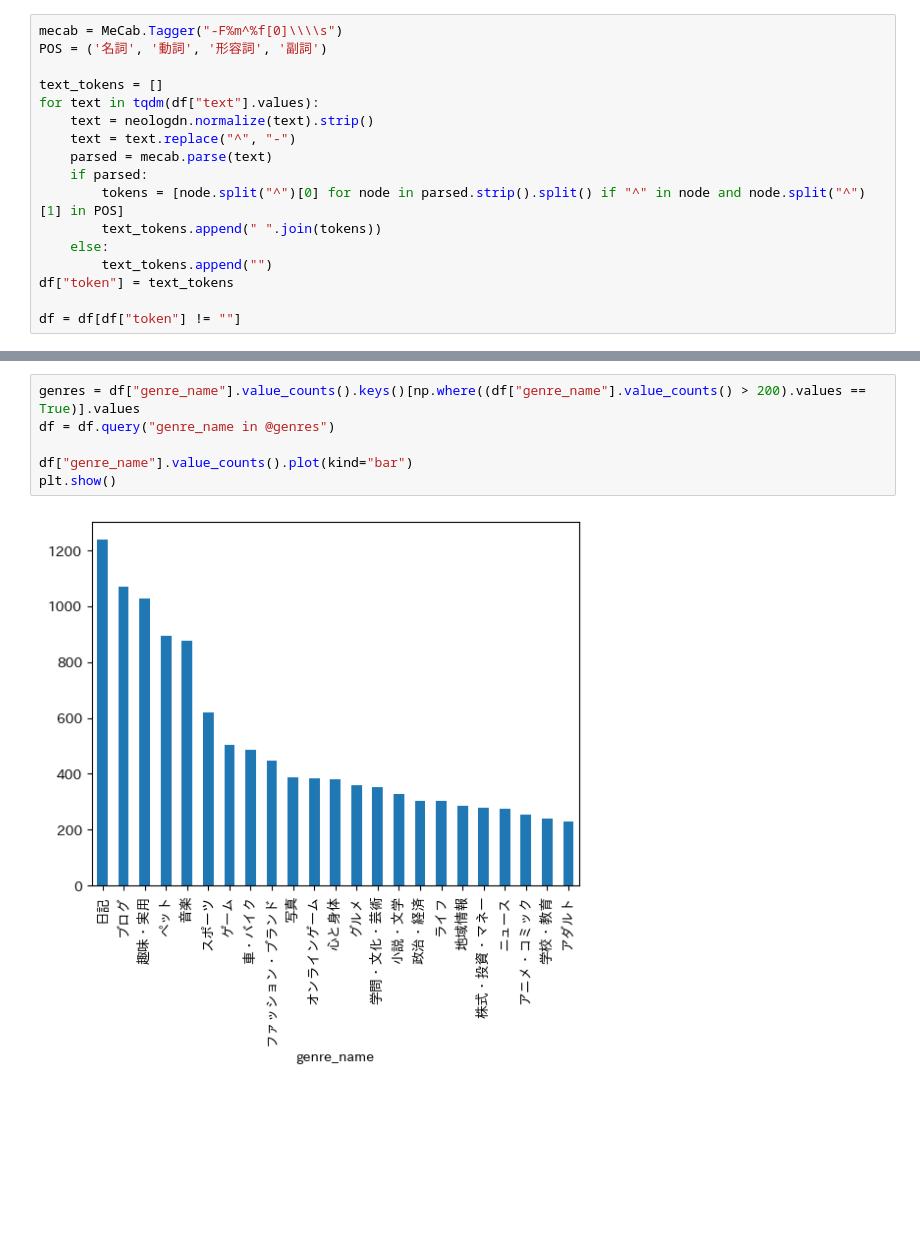
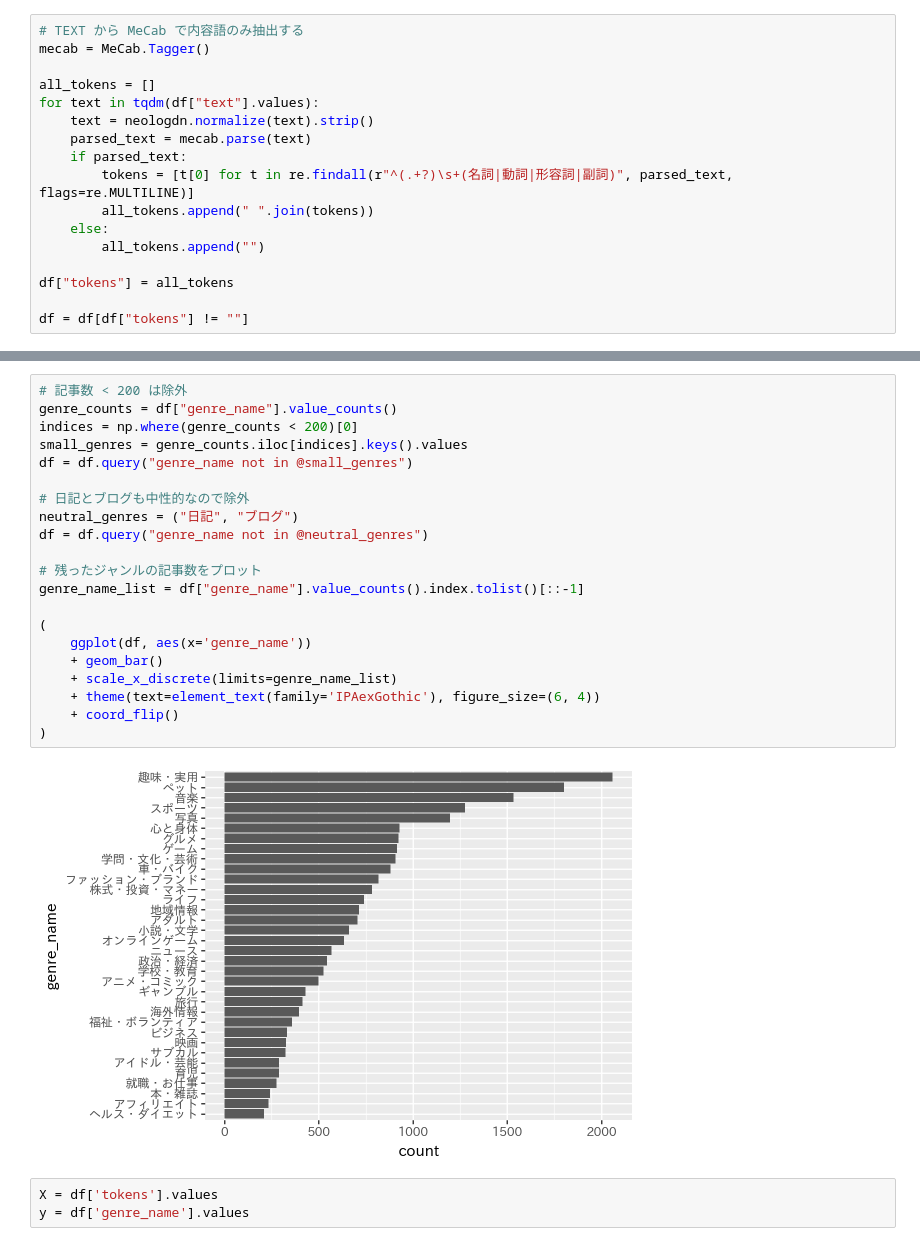
Before and after one commit to hiropppe/datasets, a Jupyter notebook: src/fc2b/multiclass_bow.ipynb, the cells around one changed output, grey strips where cells are left out. Saved outputs shown, nothing was run; the diff lists cells and outputs as text; blank space fills up the shorter version.

```diff
--- a/src/fc2b/multiclass_bow.ipynb
+++ b/src/fc2b/multiclass_bow.ipynb
@@ -38,18 +42,18 @@ df.sample(5)
 # %%
-mecab = MeCab.Tagger("-F%m^%f[0]\\\\s")
-POS = ('名詞', '動詞', '形容詞', '副詞')
+# TEXT から MeCab で内容語のみ抽出する
+mecab = MeCab.Tagger()
 
-text_tokens = []
+all_tokens = []
 for text in tqdm(df["text"].values):
     text = neologdn.normalize(text).strip()
-    text = text.replace("^", "-")
-    parsed = mecab.parse(text)
-    if parsed:
-        tokens = [node.split("^")[0] for node in parsed.strip().split() if "^" in node and node.split("^")[1] in POS]
-        text_tokens.append(" ".join(tokens))
+    parsed_text = mecab.parse(text)
+    if parsed_text:
+        tokens = [t[0] for t in re.findall(r"^(.+?)\s+(名詞|動詞|形容詞|副詞)", parsed_text, flags=re.MULTILINE)]
+        all_tokens.append(" ".join(tokens))
     else:
-        text_tokens.append("")
-df["token"] = text_tokens
+        all_tokens.append("")
 
-df = df[df["token"] != ""]
+df["tokens"] = all_tokens
+
+df = df[df["tokens"] != ""]
 # %%
@@ -71,8 +85,26 @@ plt.show()
 # %%
-genres = df["genre_name"].value_counts().keys()[np.where((df["genre_name"].value_counts() > 200).values == True)].values
-df = df.query("genre_name in @genres")
+# 記事数 < 200 は除外
+genre_counts = df["genre_name"].value_counts()
+indices = np.where(genre_counts < 200)[0]
+small_genres = genre_counts.iloc[indices].keys().values
+df = df.query("genre_name not in @small_genres")
 
-df["genre_name"].value_counts().plot(kind="bar")
-plt.show()
+# 日記とブログも中性的なので除外
+neutral_genres = ("日記", "ブログ")
+df = df.query("genre_name not in @neutral_genres")
+
+# 残ったジャンルの記事数をプロット
+genre_name_list = df["genre_name"].value_counts().index.tolist()[::-1]
+
+(
+    ggplot(df, aes(x='genre_name'))
+    + geom_bar()
+    + scale_x_discrete(limits=genre_name_list)
+    + theme(text=element_text(family='IPAexGothic'), figure_size=(6, 4))
+    + coord_flip()
+)
 # %% [output]
-[figure, old version]
+[figure, new version]
+# %%
+X = df['tokens'].values
+y = df['genre_name'].values
```
Also changed, not shown: parts of 19 cells of this notebook, 3 other files.
